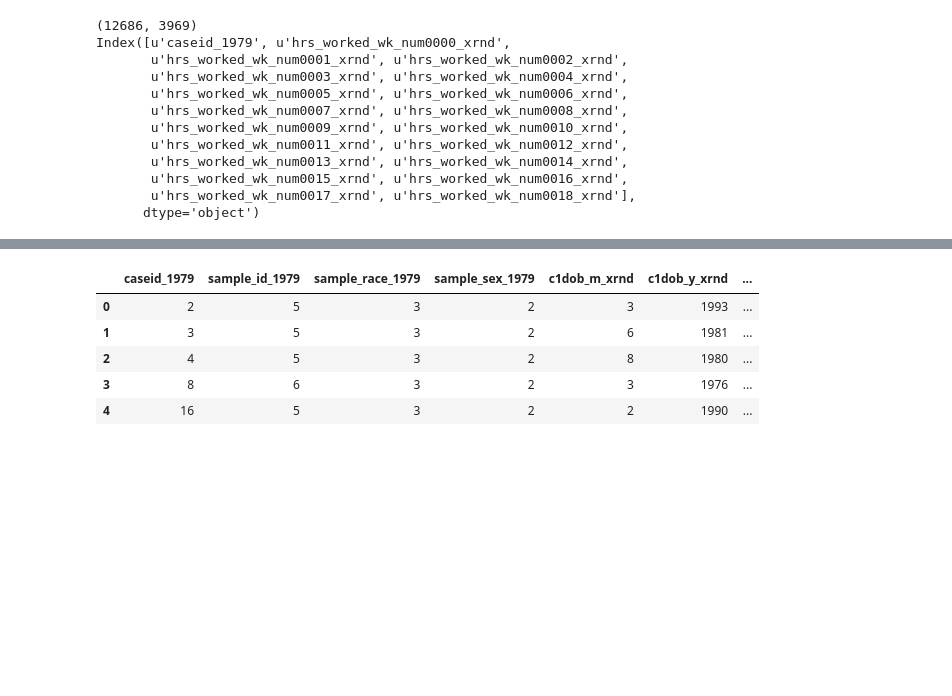
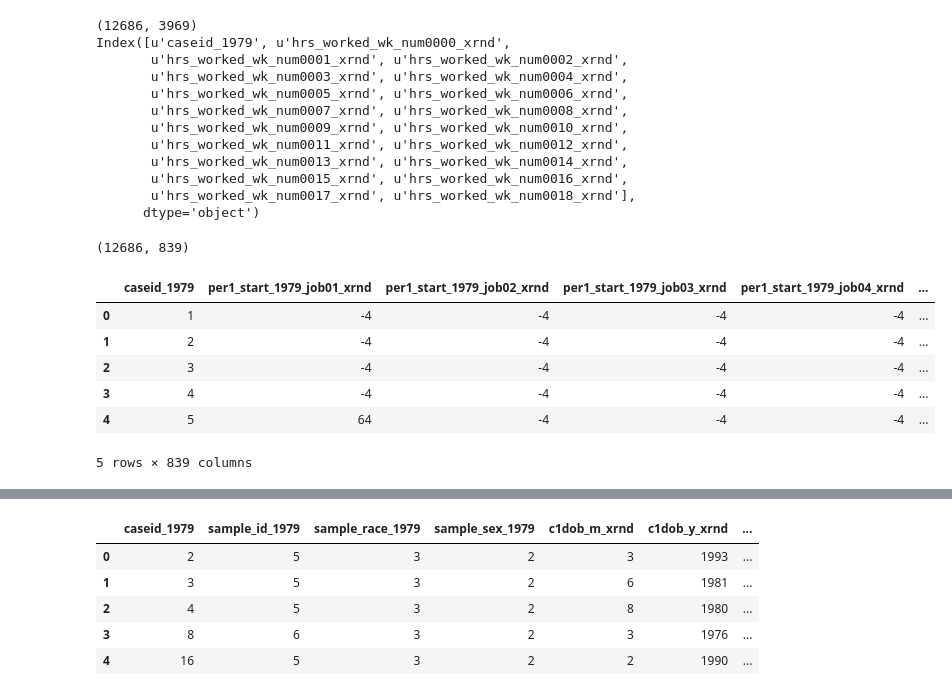
Before and after one commit to jolynn/Optout, a Jupyter notebook: 2seq_construct_prebirth.ipynb, the cells around one changed output, grey strips where cells are left out. Saved outputs shown, nothing was run; the diff lists cells and outputs as text; code cells hidden in the pictures; blank space fills up the shorter version.

```diff
--- a/2seq_construct_prebirth.ipynb
+++ b/2seq_construct_prebirth.ipynb
@@ -235,6 +236,20 @@ Index([u'caseid_1979', u'hrs_worked_wk_num0000_xrnd',
        u'hrs_worked_wk_num0015_xrnd', u'hrs_worked_wk_num0016_xrnd',
        u'hrs_worked_wk_num0017_xrnd', u'hrs_worked_wk_num0018_xrnd'],
       dtype='object')
+# %%
+#read within-job-gap data
+gap_df = pd.read_csv("../data/withingaps.csv")
+print gap_df.shape
+gap_df.head()
+# %% [output]
+(12686, 839)
+|  | caseid_1979 | per1_start_1979_job01_xrnd | per1_start_1979_job02_xrnd | per1_start_1979_job03_xrnd | per1_start_1979_job04_xrnd | ... |
+| 0 | 1 | -4 | -4 | -4 | -4 | ... |
+| 1 | 2 | -4 | -4 | -4 | -4 | ... |
+| 2 | 3 | -4 | -4 | -4 | -4 | ... |
+| 3 | 4 | -4 | -4 | -4 | -4 | ... |
+| 4 | 5 | 64 | -4 | -4 | -4 | ... |
+5 rows × 839 columns
 # %%
 df79 = pd.read_csv('../data/work_history79.csv')
 df79.head()
```
Also changed, not shown: parts of 5 cells of this notebook.
